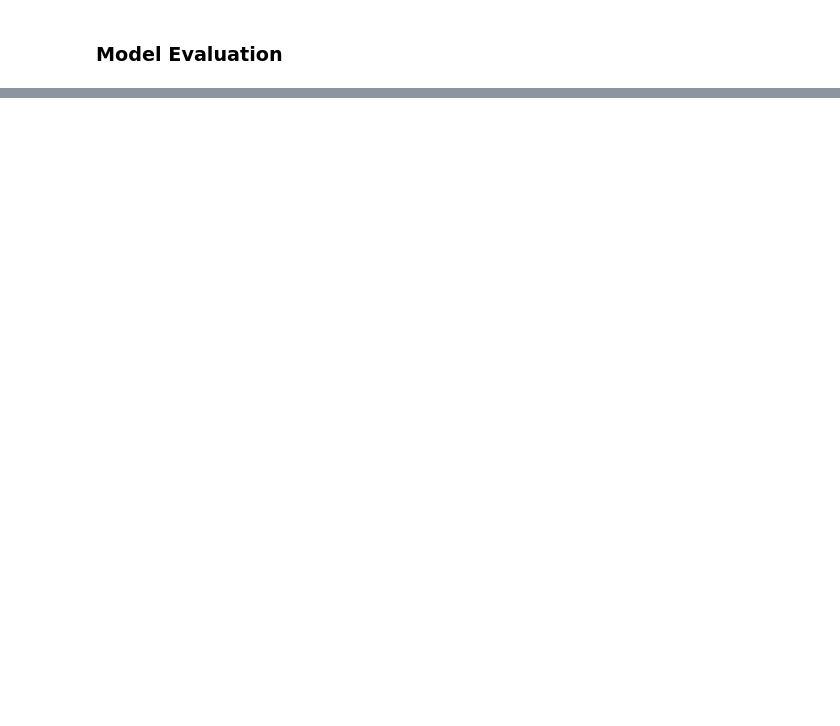
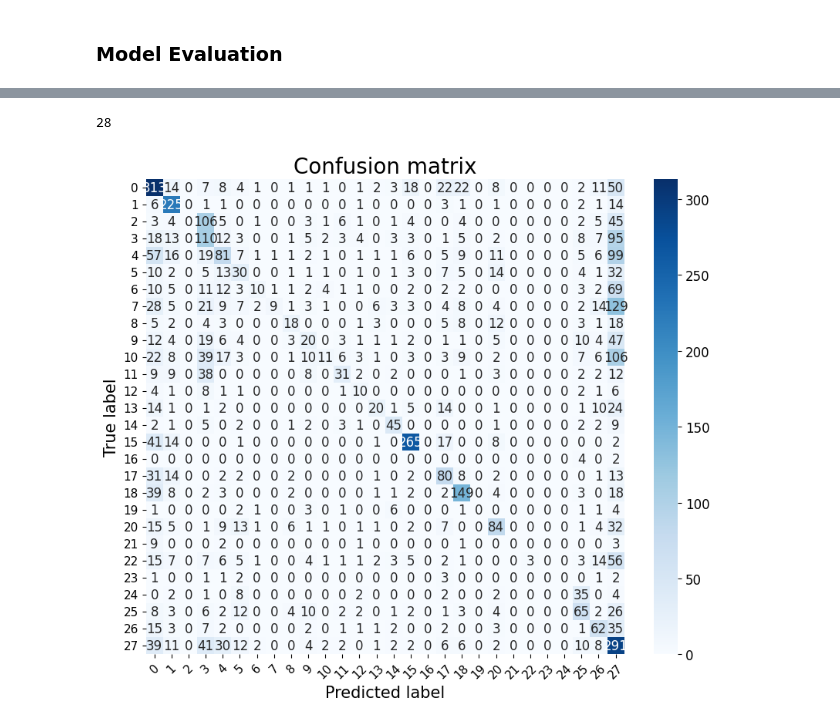
Before and after one commit to miberar123/SentimentAnalysis, a Jupyter notebook: TEXT/notebooks/3_CNN.ipynb, the cells around one changed output, grey strips where cells are left out. Drawn from its saved outputs; the diff is of its cells as text; code cells hidden in the pictures; blank space fills up the shorter version.

```diff
--- a/TEXT/notebooks/3_CNN.ipynb
+++ b/TEXT/notebooks/3_CNN.ipynb
@@ -133,2 +171,8 @@ Epoch 12: early stopping
 # %% [markdown]
 ### Model Evaluation
+# %%
+# Apply tokenizer to test set
+test_sequences = tokenizer.texts_to_sequences(X_test["comment"])
+test_padded = pad_sequences(test_sequences, maxlen=max_seq_len, padding="post")
+# %%
+cnn_model = load_model('../trained_models/cnn.h5')
@@ -134,0 +188,3 @@ Epoch 12: early stopping
+# %%
+real_labels = y_test['label'].values
+len(real_labels)
@@ -134,0 +193,4 @@ Epoch 12: early stopping
+# %%
+predictions = cnn_model.predict(test_padded)
+predicted_labels = np.argmax(predictions, axis=1)
+len(predicted_labels)
@@ -134,0 +200,10 @@ Epoch 12: early stopping
+# %%
+len(cat_labels)
+# %% [output]
+28
+# %%
+#conf_matrix = confusion_matrix(y_test, predicted_labels)
+unique_labels = np.unique(real_labels)
+plot_confusion_matrix(real_labels, predicted_labels, unique_labels, cmap="Blues")
+# %% [output]
+[figure, added]
```
Also changed, not shown: parts of 11 cells of this notebook, 2 other files.
